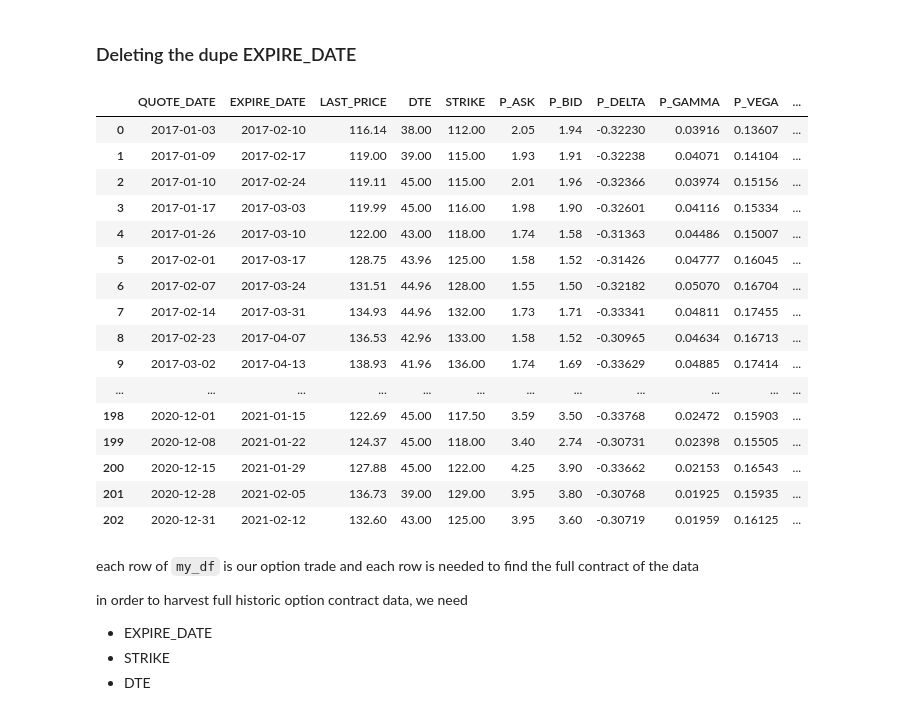
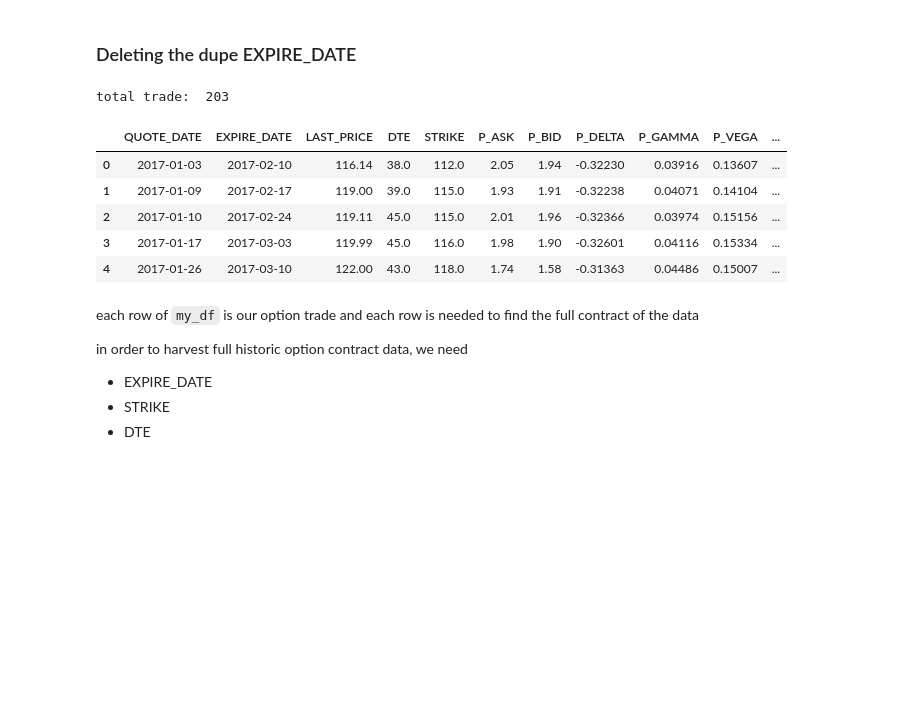
Before and after one commit to bkim5029/Options-backtest, a Jupyter notebook: 2. Data Wrangling/Data Wrangling.ipynb, the cells around one changed output. Cells and saved outputs as stored; diff of their text form; code cells hidden in the pictures; blank space fills up the shorter version.

```diff
--- a/2. Data Wrangling/Data Wrangling.ipynb
+++ b/2. Data Wrangling/Data Wrangling.ipynb
@@ -141,34 +132,25 @@ ex. index 5,6,7 are the same trade but read on different date
 # %%
 seen_expire = []
 my_trade = pd.DataFrame(columns = ['QUOTE_DATE','EXPIRE_DATE','LAST_PRICE','DTE','STRIKE','P_ASK','P_BID','P_DELTA','P_GAMMA','P_VEGA','P_THETA','P_VOLUME','P_IV'])
 for i in range(len(trading_df)):
     expire_date = trading_df['EXPIRE_DATE'][i]
     if expire_date not in seen_expire:
         seen_expire.append(expire_date)
         trade_row = trading_df.iloc[[i]]
         my_trade = pd.concat([my_trade, trade_row])
         my_trade = my_trade.reset_index(drop=True)
     else:
         pass
-my_trade
+print('total trade: ', len(my_trade))
+my_trade.head(5)
 # %% [output]
+total trade:  203
 |  | QUOTE_DATE | EXPIRE_DATE | LAST_PRICE | DTE | STRIKE | P_ASK | P_BID | P_DELTA | P_GAMMA | P_VEGA | ... |
-| 0 | 2017-01-03 | 2017-02-10 | 116.14 | 38.00 | 112.00 | 2.05 | 1.94 | -0.32230 | 0.03916 | 0.13607 | ... |
-| 1 | 2017-01-09 | 2017-02-17 | 119.00 | 39.00 | 115.00 | 1.93 | 1.91 | -0.32238 | 0.04071 | 0.14104 | ... |
-| 2 | 2017-01-10 | 2017-02-24 | 119.11 | 45.00 | 115.00 | 2.01 | 1.96 | -0.32366 | 0.03974 | 0.15156 | ... |
-| 3 | 2017-01-17 | 2017-03-03 | 119.99 | 45.00 | 116.00 | 1.98 | 1.90 | -0.32601 | 0.04116 | 0.15334 | ... |
-| 4 | 2017-01-26 | 2017-03-10 | 122.00 | 43.00 | 118.00 | 1.74 | 1.58 | -0.31363 | 0.04486 | 0.15007 | ... |
-| 5 | 2017-02-01 | 2017-03-17 | 128.75 | 43.96 | 125.00 | 1.58 | 1.52 | -0.31426 | 0.04777 | 0.16045 | ... |
-| 6 | 2017-02-07 | 2017-03-24 | 131.51 | 44.96 | 128.00 | 1.55 | 1.50 | -0.32182 | 0.05070 | 0.16704 | ... |
-| 7 | 2017-02-14 | 2017-03-31 | 134.93 | 44.96 | 132.00 | 1.73 | 1.71 | -0.33341 | 0.04811 | 0.17455 | ... |
-| 8 | 2017-02-23 | 2017-04-07 | 136.53 | 42.96 | 133.00 | 1.58 | 1.52 | -0.30965 | 0.04634 | 0.16713 | ... |
-| 9 | 2017-03-02 | 2017-04-13 | 138.93 | 41.96 | 136.00 | 1.74 | 1.69 | -0.33629 | 0.04885 | 0.17414 | ... |
-| ... | ... | ... | ... | ... | ... | ... | ... | ... | ... | ... | ... |
-| 198 | 2020-12-01 | 2021-01-15 | 122.69 | 45.00 | 117.50 | 3.59 | 3.50 | -0.33768 | 0.02472 | 0.15903 | ... |
-| 199 | 2020-12-08 | 2021-01-22 | 124.37 | 45.00 | 118.00 | 3.40 | 2.74 | -0.30731 | 0.02398 | 0.15505 | ... |
-| 200 | 2020-12-15 | 2021-01-29 | 127.88 | 45.00 | 122.00 | 4.25 | 3.90 | -0.33662 | 0.02153 | 0.16543 | ... |
-| 201 | 2020-12-28 | 2021-02-05 | 136.73 | 39.00 | 129.00 | 3.95 | 3.80 | -0.30768 | 0.01925 | 0.15935 | ... |
-| 202 | 2020-12-31 | 2021-02-12 | 132.60 | 43.00 | 125.00 | 3.95 | 3.60 | -0.30719 | 0.01959 | 0.16125 | ... |
+| 0 | 2017-01-03 | 2017-02-10 | 116.14 | 38.0 | 112.0 | 2.05 | 1.94 | -0.32230 | 0.03916 | 0.13607 | ... |
+| 1 | 2017-01-09 | 2017-02-17 | 119.00 | 39.0 | 115.0 | 1.93 | 1.91 | -0.32238 | 0.04071 | 0.14104 | ... |
+| 2 | 2017-01-10 | 2017-02-24 | 119.11 | 45.0 | 115.0 | 2.01 | 1.96 | -0.32366 | 0.03974 | 0.15156 | ... |
+| 3 | 2017-01-17 | 2017-03-03 | 119.99 | 45.0 | 116.0 | 1.98 | 1.90 | -0.32601 | 0.04116 | 0.15334 | ... |
+| 4 | 2017-01-26 | 2017-03-10 | 122.00 | 43.0 | 118.0 | 1.74 | 1.58 | -0.31363 | 0.04486 | 0.15007 | ... |
 # %% [markdown]
 each row of `my_df` is our option trade and each row is needed to find the full contract of the data
 
```
Also changed, not shown: parts of 3 cells of this notebook, 1 other file.
